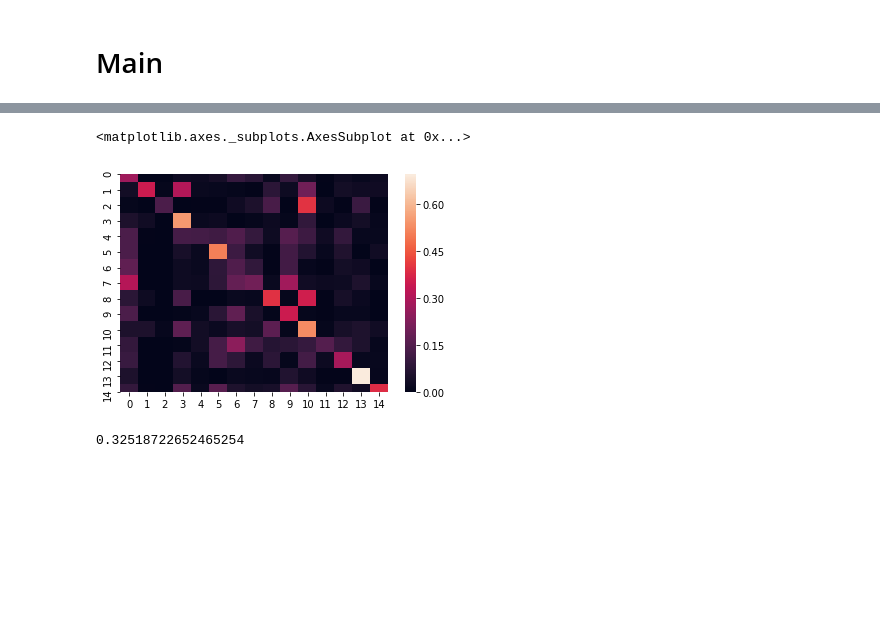
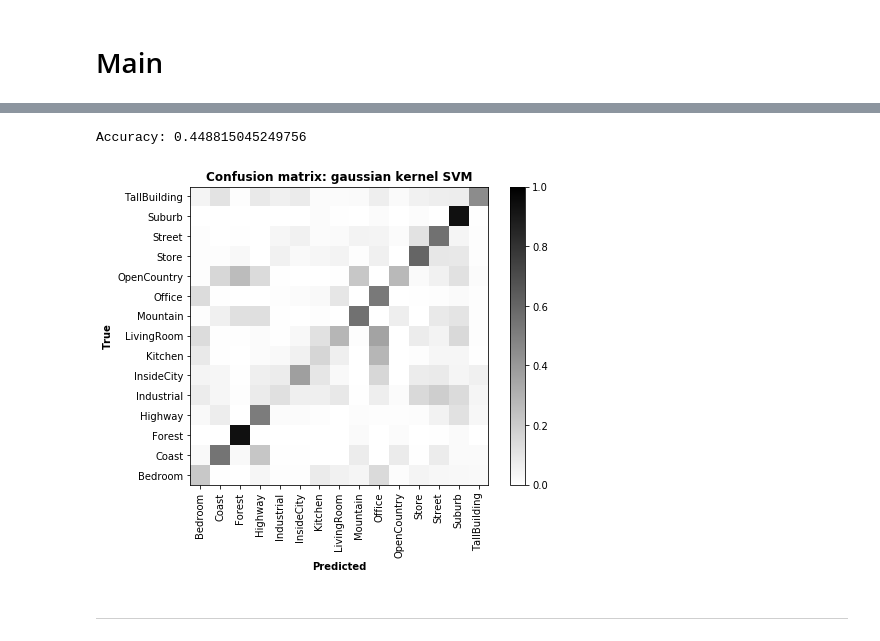
Before and after one commit to pindri/CVPR_exam, a Jupyter notebook: main.ipynb, the cells around one changed output, grey strips where cells are left out. Drawn from its saved outputs; the diff is of its cells as text; code cells hidden in the pictures; blank space fills up the shorter version.

```diff
--- a/main.ipynb
+++ b/main.ipynb
@@ -448,6 +127,6 @@ np.sum(np.diag(conmat)) / np.sum(conmat)
 # %%
-with codeTimer("Linear SVM classifier"):
-    true, predicted = linear_SVM_classifier(train_df, test_df)
+with utils.codeTimer("Gaussian SVM classifier"):
+    true, predicted = classifiers.gaussian_SVM_classifier(train_df, test_df)
 
 # Adding predicted lables to dataframe.
 test_df["predicted"] = predicted
@@ -487,13 +135,8 @@ plot_confusion_matrix(true, predicted)
-# %%
-from sklearn.metrics import confusion_matrix
-import seaborn as sn
-conmat = confusion_matrix(true, predicted)
-conmat = conmat / np.sum(conmat, axis = 1)
-sn.heatmap(conmat)
-# %% [output]
-<matplotlib.axes._subplots.AxesSubplot at 0x...>
-[figure, removed]
-# %%
-np.sum(np.diag(conmat)) / np.sum(conmat)
-# %% [output]
-0.32518722652465254
+# %%
+utils.plot_confusion_matrix(true, predicted,
+                            title = "Confusion matrix: gaussian kernel SVM")
+# %% [output]
+Accuracy: 0.448815045249756
+[figure, added]
+# %% [markdown]
+----
```
Also changed, not shown: parts of 56 cells of this notebook, 6 other files.
